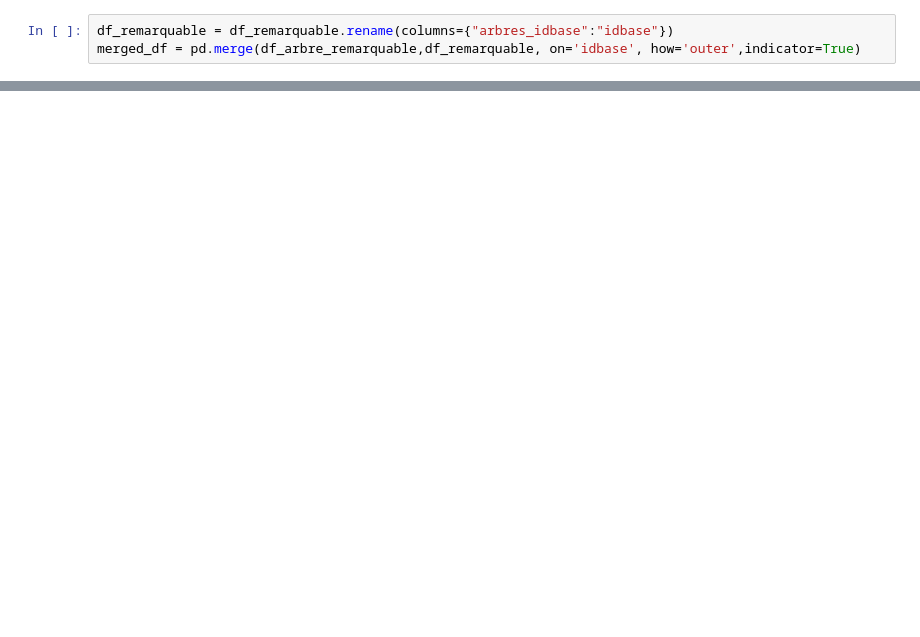
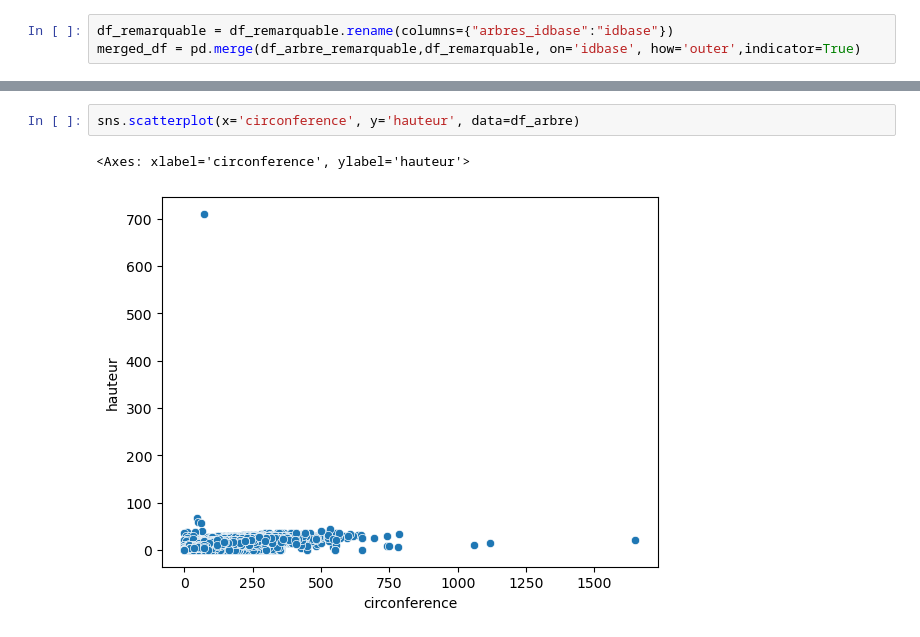
Before and after one commit to dimitri-feniou/-OP-Projet_1_arbre_paris, a Jupyter notebook: analyse_data.ipynb, the cells around one changed output, grey strips where cells are left out. Saved outputs shown, nothing was run; the diff lists cells and outputs as text; blank space fills up the shorter version.

```diff
--- a/analyse_data.ipynb
+++ b/analyse_data.ipynb
@@ -255 +368,6 @@ Name: _merge, dtype: int64
+# %%
+sns.scatterplot(x='circonference', y='hauteur', data=df_arbre)
+# %% [output]
+<Axes: xlabel='circonference', ylabel='hauteur'>
+[figure, added]
 # %% [markdown]
```
Also changed, not shown: parts of 45 cells of this notebook.
